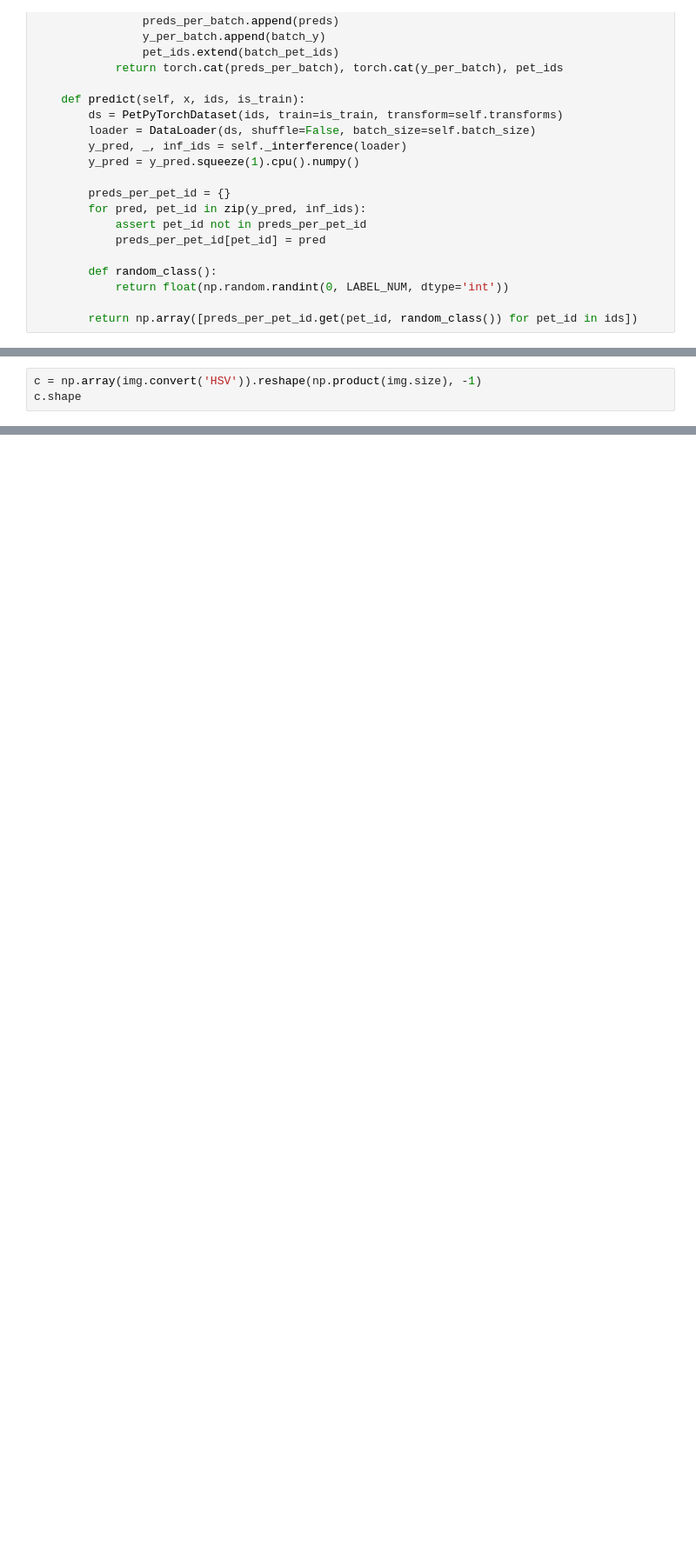
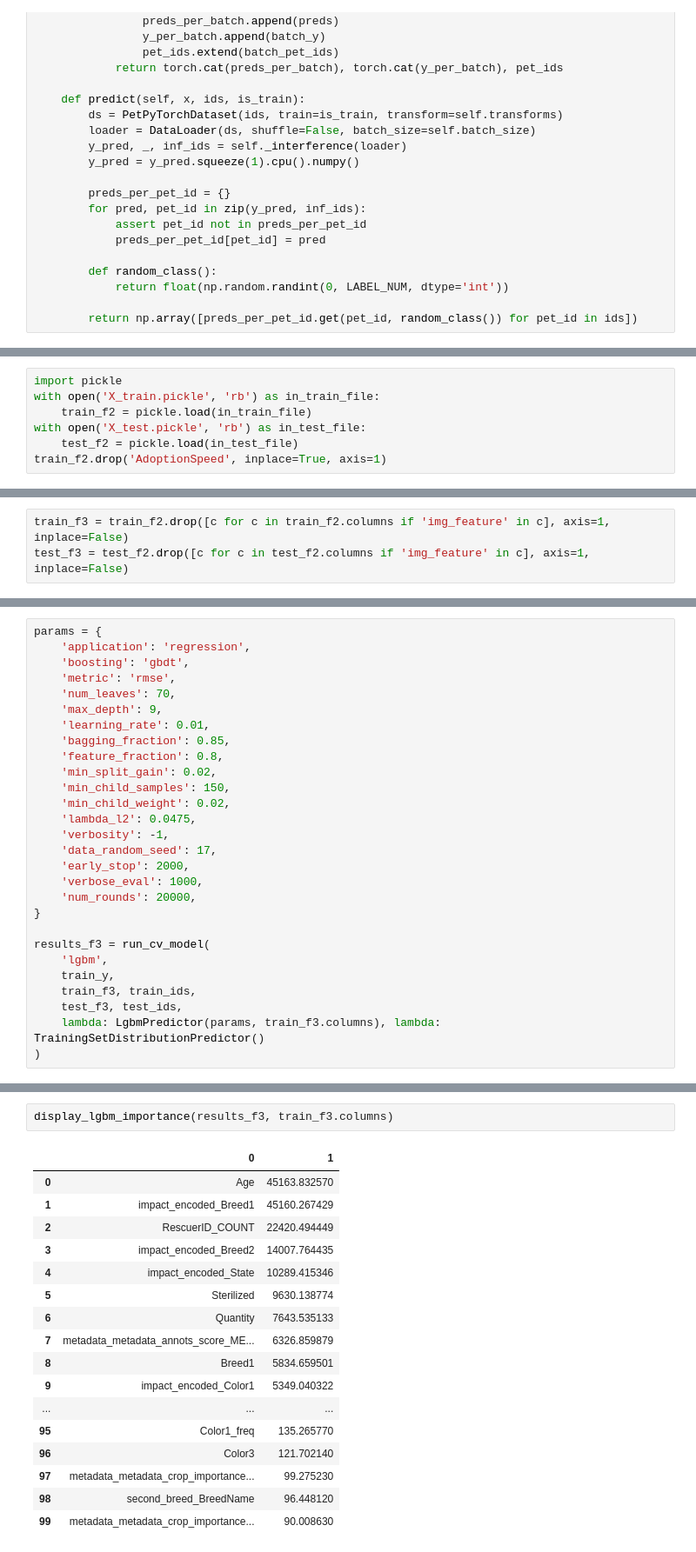
Before and after one commit to jakubwasikowski/kaggle-petfinder-adoption-prediction, a Jupyter notebook: src/YOLO NOTEBOOK.ipynb, the cells around one changed output, grey strips where cells are left out. Shown at 87% size. Saved outputs shown, nothing was run; the diff lists cells and outputs as text; blank space fills up the shorter version.

Commit message:
Add metadata features and add more stats

```diff
--- a/src/YOLO NOTEBOOK.ipynb
+++ b/src/YOLO NOTEBOOK.ipynb
@@ -1025,3 +772,0 @@ b.shape
-# %%
-c = np.array(img.convert('HSV')).reshape(np.product(img.size), -1)
-c.shape
@@ -1842,0 +1586,7 @@ Early stopping, best iteration is:
+# %%
+import pickle
+with open('X_train.pickle', 'rb') as in_train_file:
+    train_f2 = pickle.load(in_train_file)
+with open('X_test.pickle', 'rb') as in_test_file:
+    test_f2 = pickle.load(in_test_file)
+train_f2.drop('AdoptionSpeed', inplace=True, axis=1)
@@ -1842,0 +1597,3 @@ Early stopping, best iteration is:
+# %%
+train_f3 = train_f2.drop([c for c in train_f2.columns if 'img_feature' in c], axis=1, inplace=False)
+test_f3 = test_f2.drop([c for c in test_f2.columns if 'img_feature' in c], axis=1, inplace=False)
@@ -1842,0 +1694,28 @@ Early stopping, best iteration is:
+# %%
+params = {
+    'application': 'regression',
+    'boosting': 'gbdt',
+    'metric': 'rmse',
+    'num_leaves': 70,
+    'max_depth': 9,
+    'learning_rate': 0.01,
+    'bagging_fraction': 0.85,
+    'feature_fraction': 0.8,
+    'min_split_gain': 0.02,
+    'min_child_samples': 150,
+    'min_child_weight': 0.02,
+    'lambda_l2': 0.0475,
+    'verbosity': -1,
+    'data_random_seed': 17,
+    'early_stop': 2000,
+    'verbose_eval': 1000,
+    'num_rounds': 20000,
+}
+
+results_f3 = run_cv_model(
+    'lgbm',
+    train_y,
+    train_f3, train_ids,
+    test_f3, test_ids,
+    lambda: LgbmPredictor(params, train_f3.columns), lambda: TrainingSetDistributionPredictor()
+)
@@ -1842,0 +1764,20 @@ Early stopping, best iteration is:
+# %%
+display_lgbm_importance(results_f3, train_f3.columns)
+# %% [output]
+|  | 0 | 1 |
+| 0 | Age | 45163.832570 |
+| 1 | impact_encoded_Breed1 | 45160.267429 |
+| 2 | RescuerID_COUNT | 22420.494449 |
+| 3 | impact_encoded_Breed2 | 14007.764435 |
+| 4 | impact_encoded_State | 10289.415346 |
+| 5 | Sterilized | 9630.138774 |
+| 6 | Quantity | 7643.535133 |
+| 7 | metadata_metadata_annots_score_ME... | 6326.859879 |
+| 8 | Breed1 | 5834.659501 |
+| 9 | impact_encoded_Color1 | 5349.040322 |
+| ... | ... | ... |
+| 95 | Color1_freq | 135.265770 |
+| 96 | Color3 | 121.702140 |
+| 97 | metadata_metadata_crop_importance... | 99.275230 |
+| 98 | second_breed_BreedName | 96.448120 |
+| 99 | metadata_metadata_crop_importance... | 90.008630 |
```
Also changed, not shown: parts of 50 cells of this notebook.
